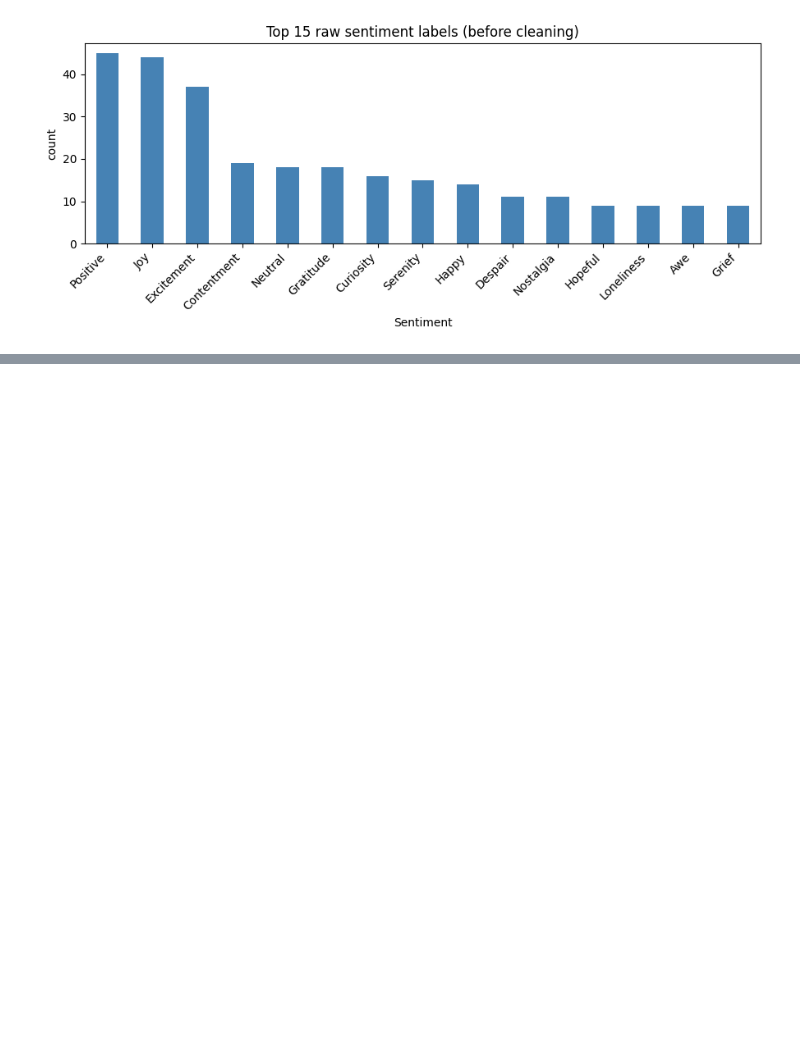
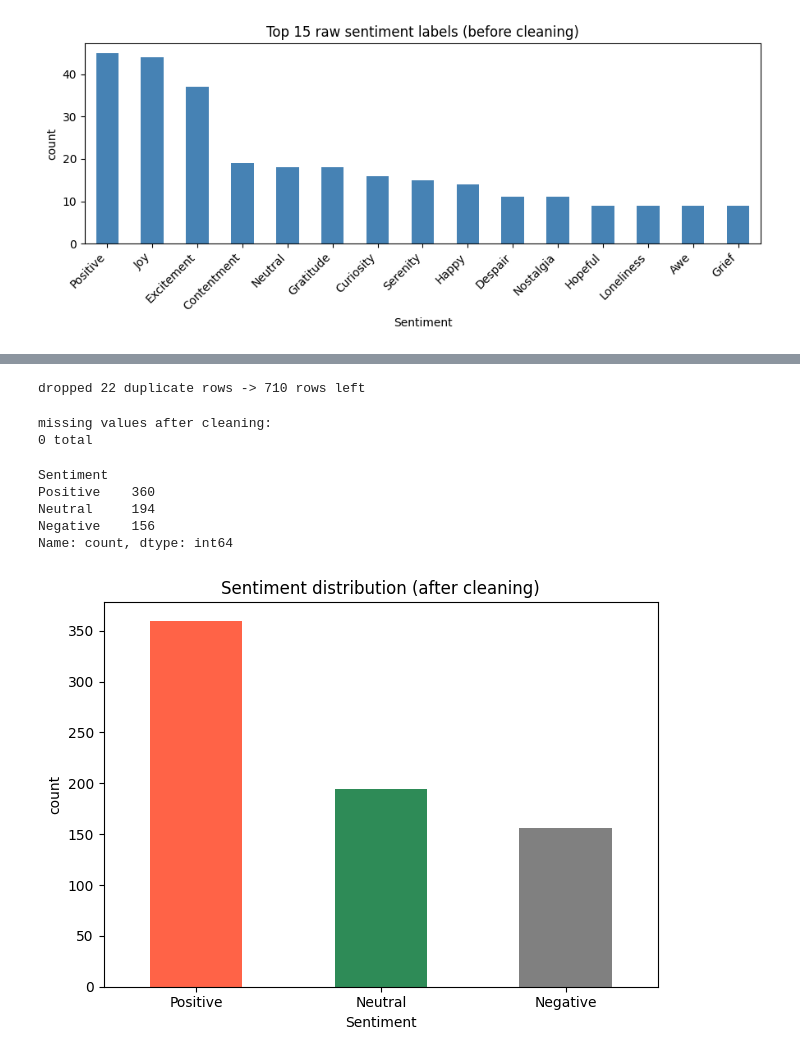
Before and after one commit to meherabmehu/ml-internship-codveda, a Jupyter notebook: level-1-basic/01_data_preprocessing.ipynb, the cells around one changed output, grey strips where cells are left out. Cells and saved outputs as stored; diff of their text form; code cells hidden in the pictures; blank space fills up the shorter version.

Commit message:
clean messy sentiment labels and handle missing values

```diff
--- a/level-1-basic/01_data_preprocessing.ipynb
+++ b/level-1-basic/01_data_preprocessing.ipynb
@@ -101,0 +110,77 @@ plt.show()
+# %%
+# strip whitespace from all string columns
+for col in df.select_dtypes(include='object').columns:
+    df[col] = df[col].str.strip()
+
+# drop redundant index columns
+df = df.drop(columns=['Unnamed: 0'])
+df = df.loc[:, ~df.columns.str.contains('^Unnamed')]
+
+# drop exact duplicate rows
+before = len(df)
+df = df.drop_duplicates()
+print(f'dropped {before - len(df)} duplicate rows -> {len(df)} rows left')
+# %% [output]
+dropped 22 duplicate rows -> 710 rows left
+# %%
+# handle missing values
+# - numeric columns -> fill with median (robust to outliers)
+# - rows missing the target label -> drop
+num_cols = ['Retweets', 'Likes']
+for col in num_cols:
+    df[col] = df[col].fillna(df[col].median())
+
+df = df.dropna(subset=['Sentiment'])
+df['Text'] = df['Text'].fillna('')
+df['Hashtags'] = df['Hashtags'].fillna('')
+
+print('missing values after cleaning:')
+print(df.isna().sum().sum(), 'total')
+# %% [output]
+missing values after cleaning:
+0 total
+# %%
+# consolidate the messy ~180 labels into 3 clean classes
+POSITIVE = ['positive', 'joy', 'happy', 'excit', 'content', 'gratit', 'love', 'proud',
+            'pride', 'awe', 'euphor', 'enthus', 'seren', 'calm', 'hope', 'inspir',
+            'determin', 'amuse', 'tender', 'affect', 'ador', 'kind', 'compassion',
+            'delight', 'bliss', 'festive', 'celebr', 'charm', 'ecstas', 'triumph',
+            'success', 'wonder', 'amaz', 'thrill', 'zest', 'relief', 'rejuv',
+            'resilien', 'tranquil', 'solace', 'playful', 'energ', 'spark', 'dazzle',
+            'enchant', 'fulfill', 'touched', 'heartwarm', 'empower', 'satisf',
+            'optimis', 'motivat', 'bless', 'freedom', 'friend', 'roman', 'creativ',
+            'confiden', 'magic', 'breakthrough', 'elat', 'grateful']
+
+NEGATIVE = ['negative', 'despair', 'loneli', 'grief', 'sad', 'sorrow', 'anger', 'hate',
+            'frustrat', 'fear', 'anxie', 'melanchol', 'embarrass', 'regret', 'shame',
+            'betray', 'bitter', 'disgust', 'devast', 'jealous', 'resent', 'envy',
+            'heartbreak', 'desp', 'dark', 'ruin', 'loss', 'lost', 'exhaust', 'suffer',
+            'pressur', 'intimid', 'helpless', 'miser', 'pain', 'rage', 'storm',
+            'overwhelm', 'isolat', 'broken', 'bad']
+
+def simplify_sentiment(label):
+    l = str(label).lower()
+    if any(k in l for k in NEGATIVE):
+        return 'Negative'
+    if any(k in l for k in POSITIVE):
+        return 'Positive'
+    return 'Neutral'
+
+df['Sentiment'] = df['Sentiment'].apply(simplify_sentiment)
+df['Sentiment'].value_counts()
+# %% [output]
+Sentiment
+Positive    360
+Neutral     194
+Negative    156
+Name: count, dtype: int64
+# %%
+# labelled distribution after cleaning
+df['Sentiment'].value_counts().plot(kind='bar', color=['tomato', 'seagreen', 'gray'])
+plt.title('Sentiment distribution (after cleaning)')
+plt.ylabel('count')
+plt.xticks(rotation=0)
+plt.tight_layout()
+plt.show()
+# %% [output]
+[figure, added]
```
Also changed, not shown: parts of 1 cell of this notebook.
